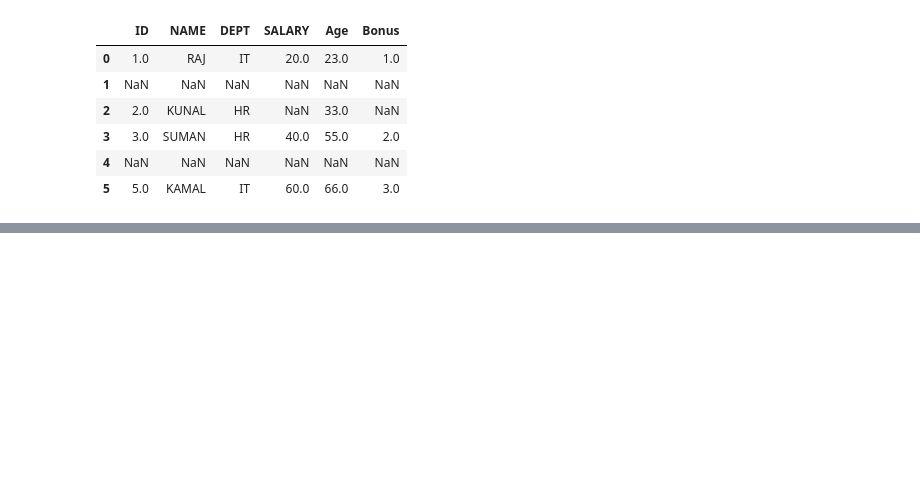
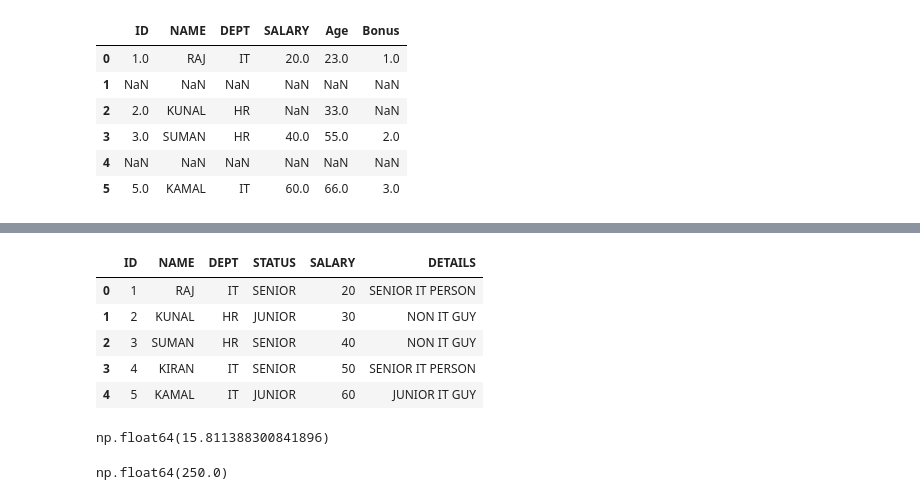
Before and after one commit to vaitysiddhi4-a11y/Python, a Jupyter notebook: Python practice .ipynb, the cells around one changed output, grey strips where cells are left out. Drawn from its saved outputs; the diff is of its cells as text; code cells hidden in the pictures; blank space fills up the shorter version.

```diff
--- a/Python practice .ipynb
+++ b/Python practice .ipynb
@@ -2698,0 +2737,3 @@ df5
+# %%
+df5=pd.read_excel(r"C:\Users\MIHIR\Downloads\PANDA SAMPLE DATA.xlsx")
+df5
@@ -2698,0 +2747,23 @@ df5
+# %%
+df5["DETAILS"] = np.where((df5["DEPT"]=="IT") & (df5["STATUS"] == "SENIOR"),
+                             "SENIOR IT PERSON",
+                   np.where((df5["DEPT"]=="IT") & (df5["STATUS"] == "JUNIOR"),
+                             "JUNIOR IT GUY",
+                            "NON IT GUY"))
+# %%
+df5
+# %% [output]
+|  | ID | NAME | DEPT | STATUS | SALARY | DETAILS |
+| 0 | 1 | RAJ | IT | SENIOR | 20 | SENIOR IT PERSON |
+| 1 | 2 | KUNAL | HR | JUNIOR | 30 | NON IT GUY |
+| 2 | 3 | SUMAN | HR | SENIOR | 40 | NON IT GUY |
+| 3 | 4 | KIRAN | IT | SENIOR | 50 | SENIOR IT PERSON |
+| 4 | 5 | KAMAL | IT | JUNIOR | 60 | JUNIOR IT GUY |
+# %%
+df5["SALARY"].std()     # standard deviation
+# %% [output]
+np.float64(15.811388300841896)
+# %%
+df5["SALARY"].var()     # variance (it is the square of std)
+# %% [output]
+np.float64(250.0)
```
Also changed, not shown: parts of 8 cells of this notebook.
